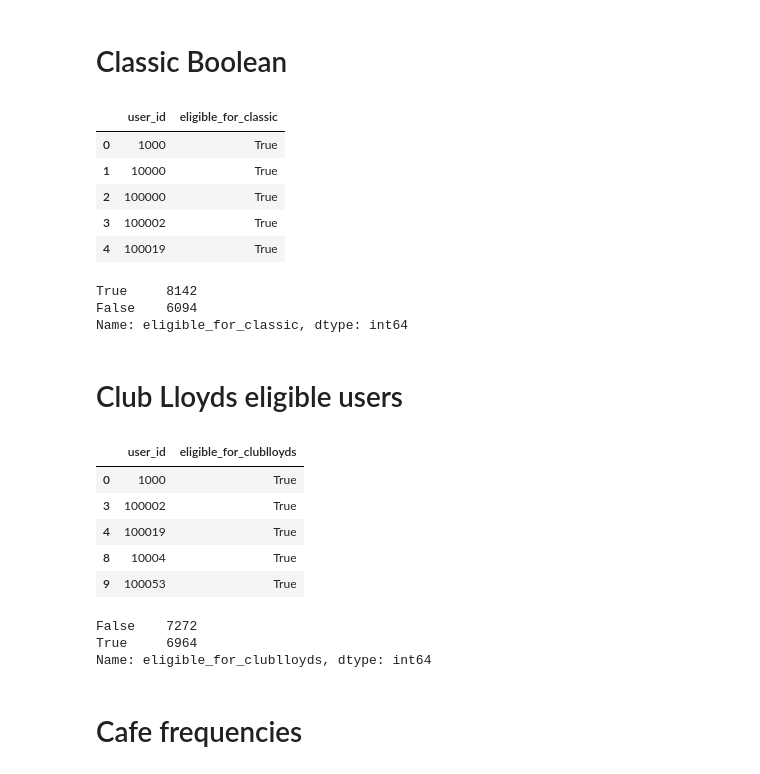
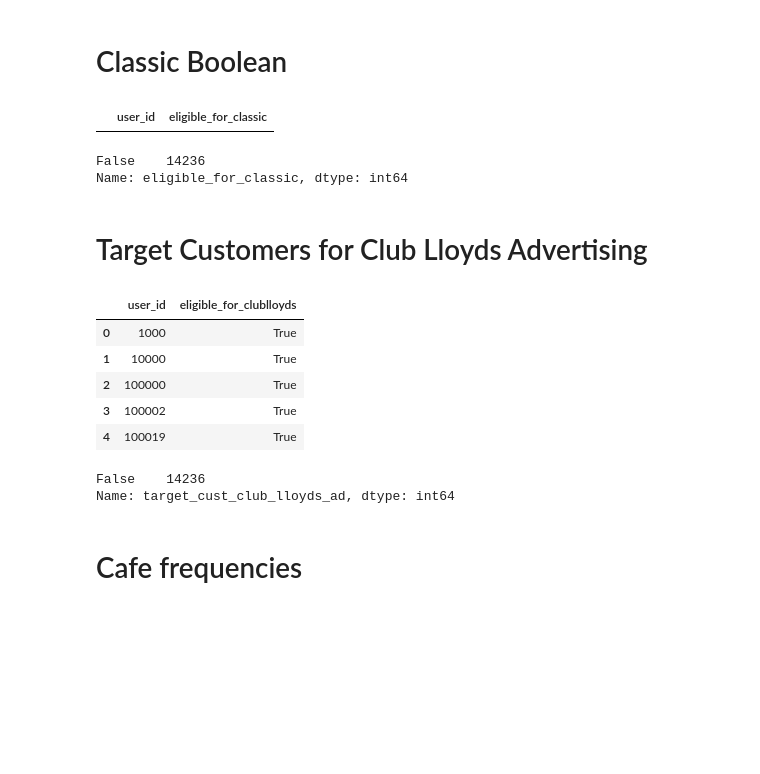
Before and after one commit to UoB-DSMP-2023-24/dsmp-2024-group27, a Jupyter notebook: PersonalFinance/recommendation.ipynb, the cells around one changed output. Drawn from its saved outputs; the diff is of its cells as text; code cells hidden in the pictures; blank space fills up the shorter version.

Commit message:
fixing recommendation system

```diff
--- a/PersonalFinance/recommendation.ipynb
+++ b/PersonalFinance/recommendation.ipynb
@@ -124,56 +124,47 @@ def calculate_monthly_spend(date_transactions, spend_transactions):
 def check_eligibility_for_classic(monthly_spend):
     return any(spend > 2000 for spend in monthly_spend.values())
 
-data['monthly_spend'] = data.apply(lambda row: calculate_monthly_spend(row['user_date_transaction'], row['user_industry_spend']), axis=1)
-data['eligible_for_classic'] = data['monthly_spend'].apply(check_eligibility_for_classic)
+df['monthly_spend'] = df.apply(lambda row: calculate_monthly_spend(row['user_date_transaction'], row['user_industry_spend']), axis=1)
+df['eligible_for_classic'] = df['monthly_spend'].apply(check_eligibility_for_classic)
 # %%
-eligible_for_classic = data[data['eligible_for_classic'] == True][['user_id', 'eligible_for_classic']]
+eligible_for_classic = df[df['eligible_for_classic'] == True][['user_id', 'eligible_for_classic']]
 eligible_for_classic.head()
 # %% [output]
 |  | user_id | eligible_for_classic |
-| 0 | 1000 | True |
-| 1 | 10000 | True |
-| 2 | 100000 | True |
-| 3 | 100002 | True |
-| 4 | 100019 | True |
 # %%
-eligibility_counts = data['eligible_for_classic'].value_counts()
+eligibility_counts = df['eligible_for_classic'].value_counts()
 print(eligibility_counts)
 # %% [output]
-True     8142
-False    6094
+False    14236
 Name: eligible_for_classic, dtype: int64
 # %% [markdown]
-# Club Lloyds eligible users
+# Target Customers for Club Lloyds Advertising
 # %%
-data['user_industry_interaction'] = data['user_industry_interaction'].apply(ast.literal_eval)
-
 target_industries = ['Cafes', 'Lunch / Light Meal', 'Coffee Beans and Teas', 'Dining', 'TV/Film']
 
 def count_target_interactions(industry_list):
     return sum(industry in target_industries for industry in industry_list)
 
-data['target_industry_interactions'] = data['user_industry_interaction'].apply(count_target_interactions)
-threshold = 5
+df['target_industry_interactions'] = df['user_industry_interaction'].apply(count_target_interactions)
+threshold = 4
 
-data['eligible_for_clublloyds'] = data['target_industry_interactions'] >= threshold
+df['eligible_for_clublloyds'] = df['target_industry_interactions'] >= threshold
 
-recommended_users = data[data['eligible_for_clublloyds']]
+recommended_users = df[df['eligible_for_clublloyds']]
 recommended_users[['user_id', 'eligible_for_clublloyds']].head()
 # %% [output]
 |  | user_id | eligible_for_clublloyds |
 | 0 | 1000 | True |
+| 1 | 10000 | True |
+| 2 | 100000 | True |
 | 3 | 100002 | True |
 | 4 | 100019 | True |
-| 8 | 10004 | True |
-| 9 | 100053 | True |
 # %%
-recommendation_counts = data['eligible_for_clublloyds'].value_counts()
+recommendation_counts = data['target_cust_club_lloyds_ad'].value_counts()
 print(recommendation_counts)
 # %% [output]
-False    7272
-True     6964
-Name: eligible_for_clublloyds, dtype: int64
+False    14236
+Name: target_cust_club_lloyds_ad, dtype: int64
 # %% [markdown]
 # Cafe frequencies
 # %%
```
Also changed, not shown: parts of 5 cells of this notebook, 1 other file.
